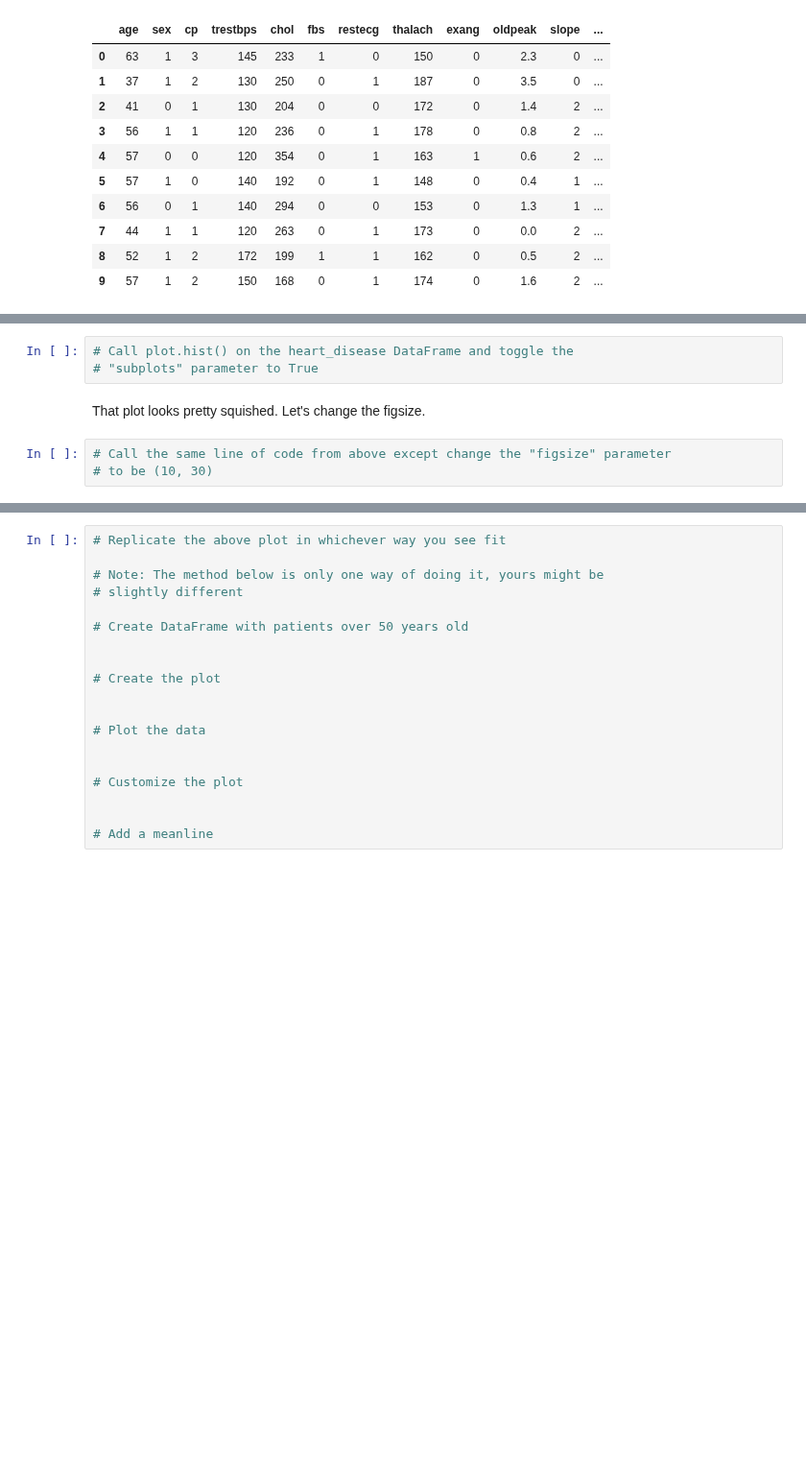
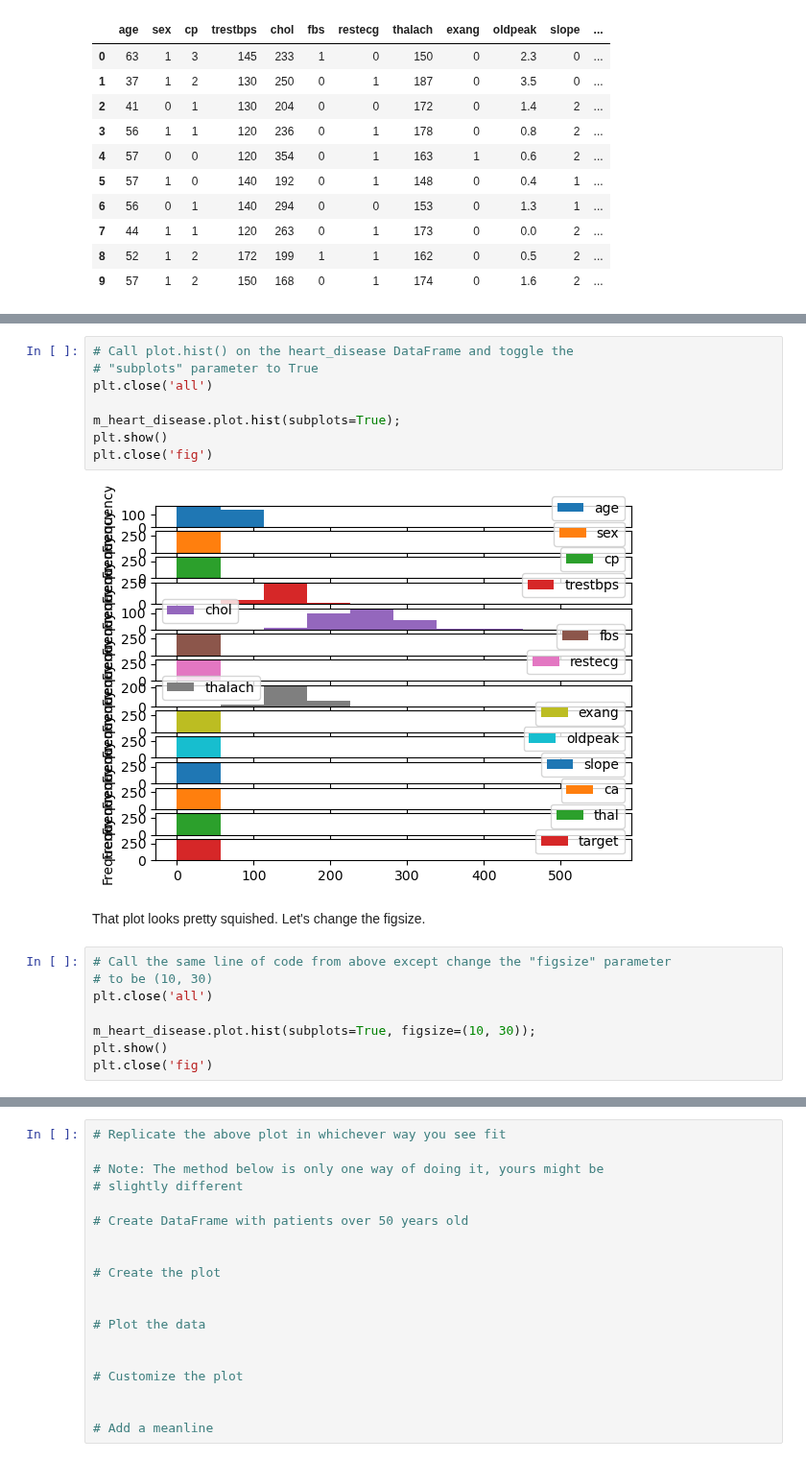
Before and after one commit to nacho481/capstone_project, a Jupyter notebook: sample_project1/Matplotlib/matplotlib-exercises.ipynb, the cells around one changed output, grey strips where cells are left out. Shown at 96% size. Saved outputs shown, nothing was run; the diff lists cells and outputs as text; blank space fills up the shorter version.

Commit message:
2 bar graphs
first bar graph was too squished but the 2nd looked nice with plenty of space.

```diff
--- a/sample_project1/Matplotlib/matplotlib-exercises.ipynb
+++ b/sample_project1/Matplotlib/matplotlib-exercises.ipynb
@@ -483,11 +485,23 @@ plt.close('fig')
 # %%
 # Call plot.hist() on the heart_disease DataFrame and toggle the
 # "subplots" parameter to True
+plt.close('all')
+
+m_heart_disease.plot.hist(subplots=True);
+plt.show()
+plt.close('fig')
+# %% [output]
+[figure, added]
 # %% [markdown]
 That plot looks pretty squished. Let's change the figsize.
 # %%
 # Call the same line of code from above except change the "figsize" parameter
 # to be (10, 30)
+plt.close('all')
+
+m_heart_disease.plot.hist(subplots=True, figsize=(10, 30));
+plt.show()
+plt.close('fig')
 # %% [markdown]
 Now let's try comparing two variables versus the target variable.
 
```
Also changed, not shown: parts of 1 cell of this notebook.
